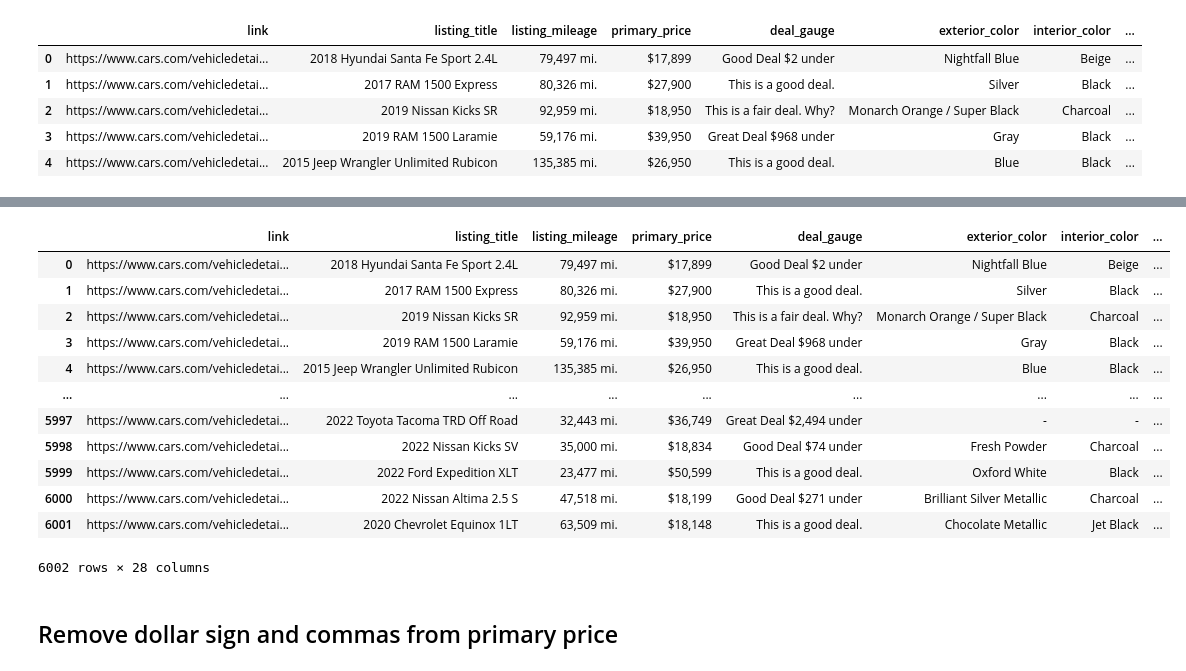
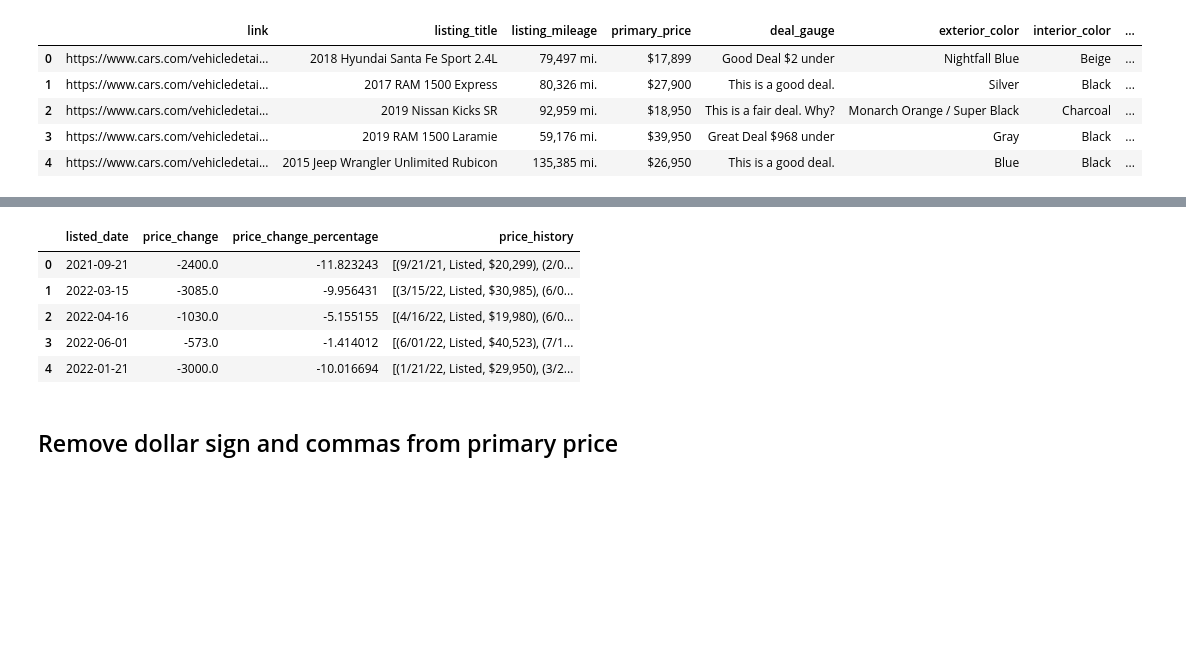
Before and after one commit to evanhollier/Cars_Project, a Jupyter notebook: data_preprocessing.ipynb, the cells around one changed output, grey strips where cells are left out. Saved outputs shown, nothing was run; the diff lists cells and outputs as text; code cells hidden in the pictures; blank space fills up the shorter version.

```diff
--- a/data_preprocessing.ipynb
+++ b/data_preprocessing.ipynb
@@ -85,35 +74,31 @@ df.head()
 # %%
 # Convert string representation of lists to actual lists
 df['price_history'] = df['price_history'].apply(ast.literal_eval)
 
 # Extract the oldest date, total price change, and price change percentage
-df['listing_date'] = df['price_history'].apply(lambda x: min([pd.to_datetime(item[0], format='%m/%d/%y')for item in x], default=None))
+df['listed_date'] = df['price_history'].apply(lambda x: min([pd.to_datetime(item[0], format='%m/%d/%y')for item in x], default=None))
 
 # Calculate total price change and price change percentage
 def calculate_changes(prices):
     if not prices:
         return None, None
     prices = [(pd.to_datetime(date, format='%m/%d/%y'), status, int(price.replace('$', '').replace(',', ''))) for date, status, price in prices]
     total_price_change = prices[-1][2] - prices[0][2]
     price_change_percentage = (total_price_change / prices[0][2]) * 100
     return total_price_change, price_change_percentage
 
-df['total_price_change'], df['price_change_percentage'] = zip(*df['price_history'].apply(calculate_changes))
-df
+df['price_change'], df['price_change_percentage'] = zip(*df['price_history'].apply(calculate_changes))
+
+# Display
+selected_columns = ['listed_date', 'price_change', 'price_change_percentage', 'price_history']
+df[selected_columns].head()
 # %% [output]
-|  | link | listing_title | listing_mileage | primary_price | deal_gauge | exterior_color | interior_color | ... |
-| 0 | https://www.cars.com/vehicledetai... | 2018 Hyundai Santa Fe Sport 2.4L | 79,497 mi. | $17,899 | Good Deal $2 under | Nightfall Blue | Beige | ... |
-| 1 | https://www.cars.com/vehicledetai... | 2017 RAM 1500 Express | 80,326 mi. | $27,900 | This is a good deal. | Silver | Black | ... |
-| 2 | https://www.cars.com/vehicledetai... | 2019 Nissan Kicks SR | 92,959 mi. | $18,950 | This is a fair deal. Why? | Monarch Orange / Super Black | Charcoal | ... |
-| 3 | https://www.cars.com/vehicledetai... | 2019 RAM 1500 Laramie | 59,176 mi. | $39,950 | Great Deal $968 under | Gray | Black | ... |
-| 4 | https://www.cars.com/vehicledetai... | 2015 Jeep Wrangler Unlimited Rubicon | 135,385 mi. | $26,950 | This is a good deal. | Blue | Black | ... |
-| ... | ... | ... | ... | ... | ... | ... | ... | ... |
-| 5997 | https://www.cars.com/vehicledetai... | 2022 Toyota Tacoma TRD Off Road | 32,443 mi. | $36,749 | Great Deal $2,494 under | - | - | ... |
-| 5998 | https://www.cars.com/vehicledetai... | 2022 Nissan Kicks SV | 35,000 mi. | $18,834 | Good Deal $74 under | Fresh Powder | Charcoal | ... |
-| 5999 | https://www.cars.com/vehicledetai... | 2022 Ford Expedition XLT | 23,477 mi. | $50,599 | This is a good deal. | Oxford White | Black | ... |
-| 6000 | https://www.cars.com/vehicledetai... | 2022 Nissan Altima 2.5 S | 47,518 mi. | $18,199 | Good Deal $271 under | Brilliant Silver Metallic | Charcoal | ... |
-| 6001 | https://www.cars.com/vehicledetai... | 2020 Chevrolet Equinox 1LT | 63,509 mi. | $18,148 | This is a good deal. | Chocolate Metallic | Jet Black | ... |
+|  | listed_date | price_change | price_change_percentage | price_history |
+| 0 | 2021-09-21 | -2400.0 | -11.823243 | [(9/21/21, Listed, $20,299), (2/0... |
+| 1 | 2022-03-15 | -3085.0 | -9.956431 | [(3/15/22, Listed, $30,985), (6/0... |
+| 2 | 2022-04-16 | -1030.0 | -5.155155 | [(4/16/22, Listed, $19,980), (6/0... |
+| 3 | 2022-06-01 | -573.0 | -1.414012 | [(6/01/22, Listed, $40,523), (7/1... |
+| 4 | 2022-01-21 | -3000.0 | -10.016694 | [(1/21/22, Listed, $29,950), (3/2... |
-6002 rows × 28 columns
 # %% [markdown]
 ## Remove dollar sign and commas from primary price
 # %%
```
Also changed, not shown: parts of 17 cells of this notebook, 1 other file.
